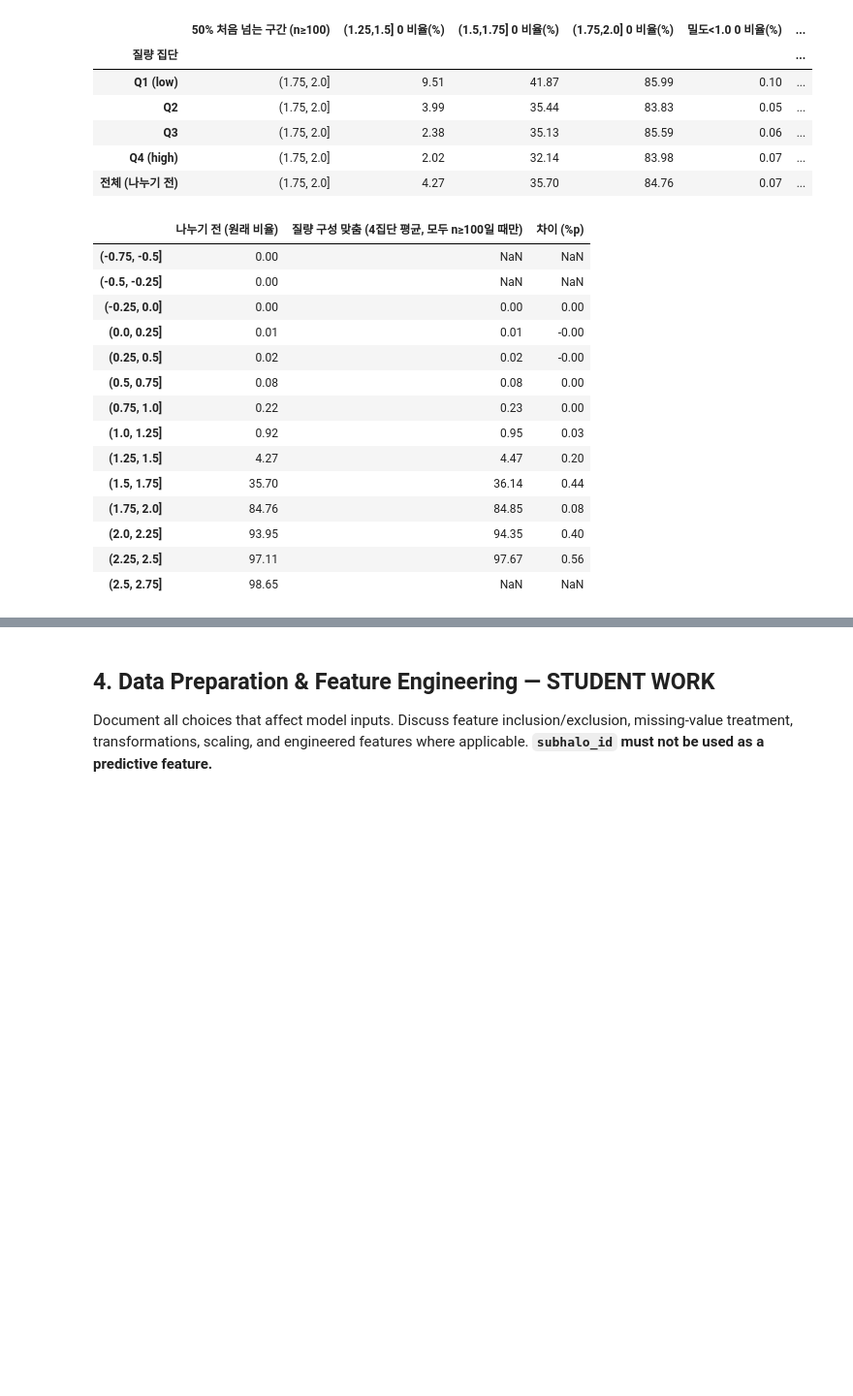
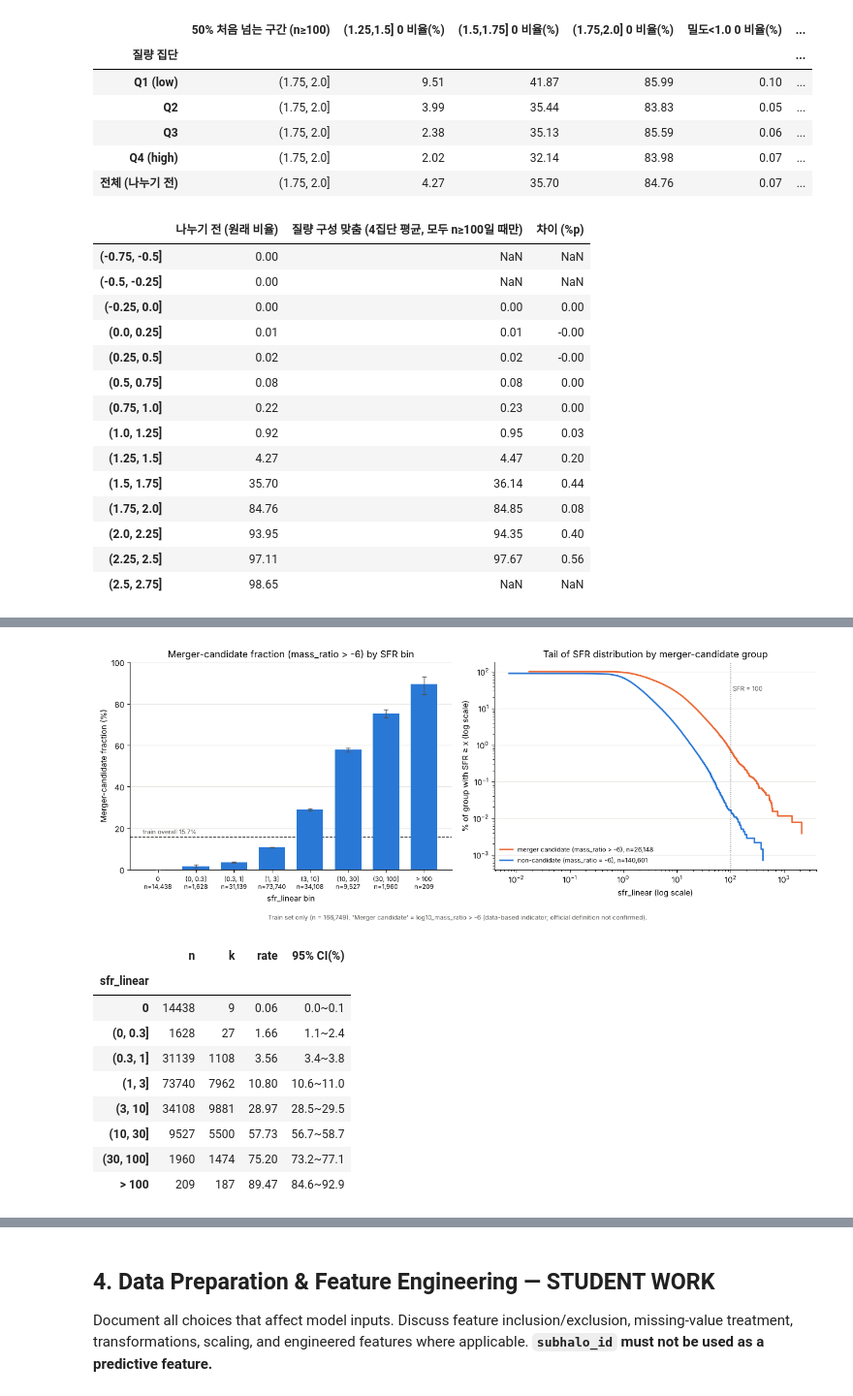
Before and after one commit to ZizonK7/sdi2026-galaxy-sfr, a Jupyter notebook: work/팀원/james_eda.ipynb, the cells around one changed output, grey strips where cells are left out. Shown at 97% size. Drawn from its saved outputs; the diff is of its cells as text; code cells hidden in the pictures; blank space fills up the shorter version.

```diff
--- a/work/팀원/james_eda.ipynb
+++ b/work/팀원/james_eda.ipynb
@@ -788,0 +1100,20 @@ display(cmp_std.round(2))
+# %%
+# EDA 5. 병합 후보 은하는 극단적으로 높은 SFR을 보일 가능성이 더 높은가? — 학습 데이터만
+#    "병합 후보" = log10_mass_ratio > -6 (데이터상의 지표 기준. -6의 공식 의미는 확인되지 않았다). -6 값은 그대로 둔다.
+MR = "log10_mass_ratio"
+merger = train[MR] > -6
+grp_name = pd.Series(np.where(merger, "병합 후보 (mass_ratio > -6)", "비후보 (mass_ratio = -6)"), index=train.index)
+assert ((train[MR] == -6) | merger).all()
+
+def _sfr_stats(s):
+    return pd.Series({
+        "은하 수": len(s), "비율(%)": len(s) / len(train) * 100,
+        "SFR=0 비율(%)": (s == 0).mean() * 100, "SFR 중앙값": s.median(),
+        "90%": s.quantile(0.9), "99%": s.quantile(0.99), "99.9%": s.quantile(0.999), "최댓값": s.max(),
+        "SFR>100 수": int((s > 100).sum()), "SFR>100 비율(%)": (s > 100).mean() * 100,
+    })
+grp_tab = pd.DataFrame({g: _sfr_stats(train.loc[grp_name == g, TARGET]) for g in grp_name.unique()}).T
+grp_tab.loc["학습 전체"] = _sfr_stats(train[TARGET])
+ctx = train.groupby(grp_name)[[MASS, DENS, BH]].median().rename(columns={MASS: "항성 질량 중앙값", DENS: "밀도 중앙값", BH: "BH 중앙값"})
+ctx.loc["학습 전체"] = train[[MASS, DENS, BH]].median().values
+display(grp_tab.join(ctx).round(3))
@@ -788,0 +1181,59 @@ display(cmp_std.round(2))
+# %%
+# 그림: 왼쪽 = SFR 구간별 병합 후보 비율, 오른쪽 = 두 집단의 SFR 꼬리 (SFR > x인 비율, 로그-로그)
+sfr_edges = [-0.1, 0, 0.3, 1, 3, 10, 30, 100, np.inf]
+sfr_labels = ["0", "(0, 0.3]", "(0.3, 1]", "(1, 3]", "(3, 10]", "(10, 30]", "(30, 100]", "> 100"]
+sb = pd.cut(train[TARGET], bins=sfr_edges, labels=sfr_labels)
+gm = merger.groupby(sb, observed=True)
+mfrac = pd.DataFrame({"n": gm.size(), "k": gm.sum()})
+mfrac["rate"] = mfrac["k"] / mfrac["n"] * 100
+lo5, hi5 = wilson(mfrac["k"].to_numpy(), mfrac["n"].to_numpy())
+
+fig, axes = plt.subplots(1, 2, figsize=(13, 4.8))
+ax = axes[0]
+xs = np.arange(len(mfrac))
+ax.bar(xs, mfrac["rate"], width=0.7, color="#2a78d6", zorder=2)
+ax.errorbar(xs, mfrac["rate"], yerr=[mfrac["rate"] - np.maximum(lo5, 0) * 100, hi5 * 100 - mfrac["rate"]],
+            fmt="none", ecolor="#52514e", elinewidth=1, capsize=3, zorder=3)
+ax.axhline(base_rate * 100, color="#52514e", lw=1, ls="--", zorder=1)
+ax.text(-0.4, base_rate * 100 + 1.5, f"train overall {base_rate:.1%}", fontsize=8, color="#52514e")
+ax.set_xticks(xs, [f"{lab}\nn={n:,}" for lab, n in zip(mfrac.index, mfrac["n"])], fontsize=8)
+ax.set_ylim(0, 100)
+ax.set_xlabel("sfr_linear bin")
+ax.set_ylabel("Merger-candidate fraction (%)")
+ax.set_title("Merger-candidate fraction (mass_ratio > -6) by SFR bin")
+
+ax = axes[1]
+for m, lab, col in [(True, "merger candidate (mass_ratio > -6)", "#eb6834"), (False, "non-candidate (mass_ratio = -6)", "#2a78d6")]:
+    s = np.sort(train.loc[merger == m, TARGET].to_numpy())
+    s = s[s > 0]
+    n_all = int((merger == m).sum())
+    surv = (len(s) - np.arange(len(s))) / n_all          # SFR ≥ x인 비율 (해당 집단 전체 대비)
+    ax.step(s, surv * 100, where="post", color=col, lw=2, label=f"{lab}, n={n_all:,}")
+ax.set_xscale("log"); ax.set_yscale("log")
+ax.axvline(100, color="#52514e", lw=1, ls=":")
+ax.text(110, 30, "SFR = 100", fontsize=8, color="#52514e")
+ax.set_xlabel("sfr_linear (log scale)")
+ax.set_ylabel("% of group with SFR ≥ x (log scale)")
+ax.set_title("Tail of SFR distribution by merger-candidate group")
+ax.legend(frameon=False, fontsize=8, loc="lower left")
+for a in axes:
+    a.spines[["top", "right"]].set_visible(False)
+    a.grid(axis="y", color="#e6e5e0", lw=0.8)
+    a.set_axisbelow(True)
+fig.text(0.5, -0.03, "Train set only (n = 166,749). 'Merger candidate' = log10_mass_ratio > -6 (data-based indicator; official definition not confirmed).",
+         ha="center", fontsize=8, color="#52514e")
+plt.tight_layout()
+plt.show()
+display(mfrac.assign(**{"95% CI(%)": [f"{max(a,0)*100:.1f}~{b*100:.1f}" for a, b in zip(lo5, hi5)]}).round(2))
+# %% [output]
+[figure, added]
+|  | n | k | rate | 95% CI(%) |
+| sfr_linear |  |  |  |  |
+| 0 | 14438 | 9 | 0.06 | 0.0~0.1 |
+| (0, 0.3] | 1628 | 27 | 1.66 | 1.1~2.4 |
+| (0.3, 1] | 31139 | 1108 | 3.56 | 3.4~3.8 |
+| (1, 3] | 73740 | 7962 | 10.80 | 10.6~11.0 |
+| (3, 10] | 34108 | 9881 | 28.97 | 28.5~29.5 |
+| (10, 30] | 9527 | 5500 | 57.73 | 56.7~58.7 |
+| (30, 100] | 1960 | 1474 | 75.20 | 73.2~77.1 |
+| > 100 | 209 | 187 | 89.47 | 84.6~92.9 |
```
Also changed, not shown: parts of 19 cells of this notebook.
